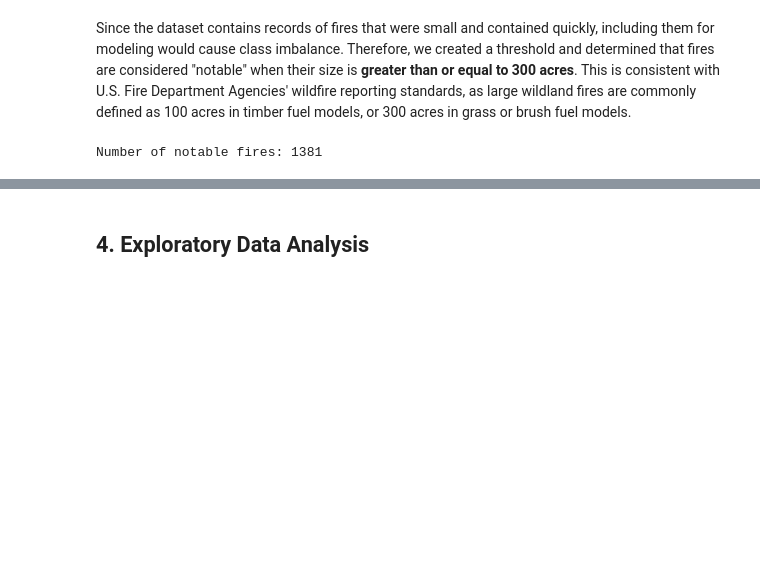
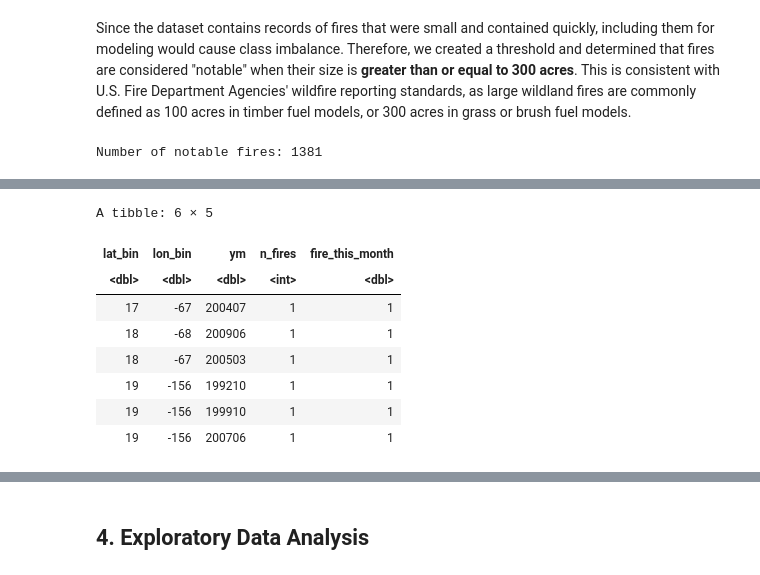
Before and after one commit to lucyni/Wildfire-Prediction-Project, a Jupyter notebook: Wildfire_FinalProject.ipynb, the cells around one changed output, grey strips where cells are left out. Drawn from its saved outputs; the diff is of its cells as text; code cells hidden in the pictures; blank space fills up the shorter version.

```diff
--- a/Wildfire_FinalProject.ipynb
+++ b/Wildfire_FinalProject.ipynb
@@ -128,0 +159,20 @@ Number of notable fires: 1381
+# %%
+grid_month_fire <- notable_fires %>%
+  group_by(lat_bin, lon_bin, ym) %>%
+  summarise(
+    n_fires = n(),
+    fire_this_month = 1,
+    .groups = "drop"
+  )
+
+head(grid_month_fire)
+# %% [output]
+A tibble: 6 × 5
+| lat_bin | lon_bin | ym | n_fires | fire_this_month |
+| <dbl> | <dbl> | <dbl> | <int> | <dbl> |
+| 17 | -67 | 200407 | 1 | 1 |
+| 18 | -68 | 200906 | 1 | 1 |
+| 18 | -67 | 200503 | 1 | 1 |
+| 19 | -156 | 199210 | 1 | 1 |
+| 19 | -156 | 199910 | 1 | 1 |
+| 19 | -156 | 200706 | 1 | 1 |
```
Also changed, not shown: parts of 67 cells of this notebook.
